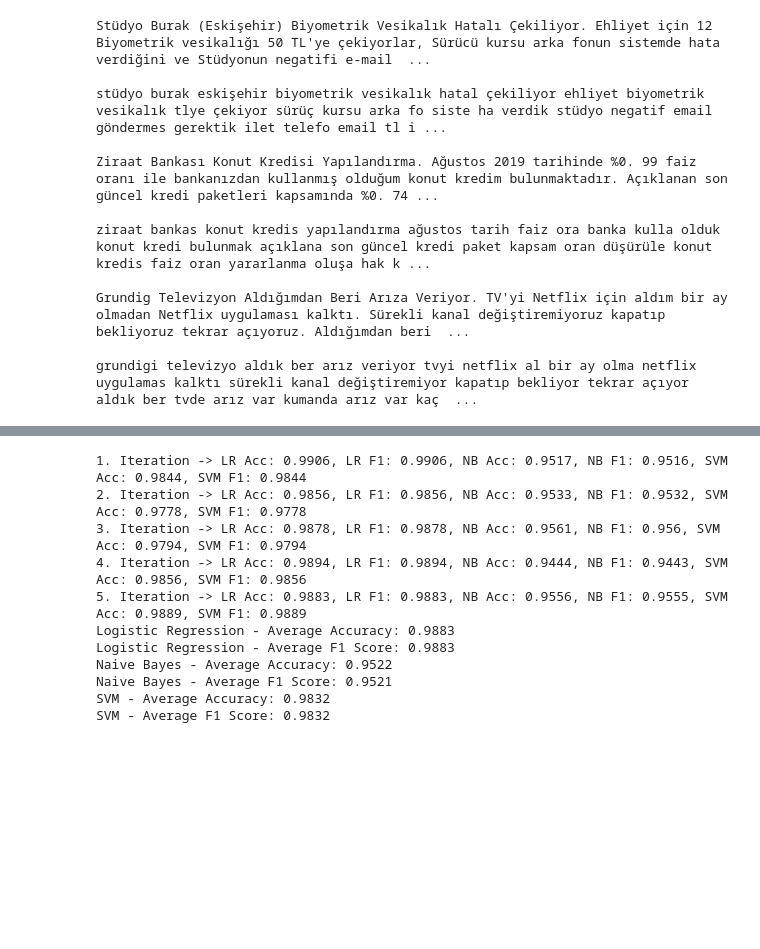
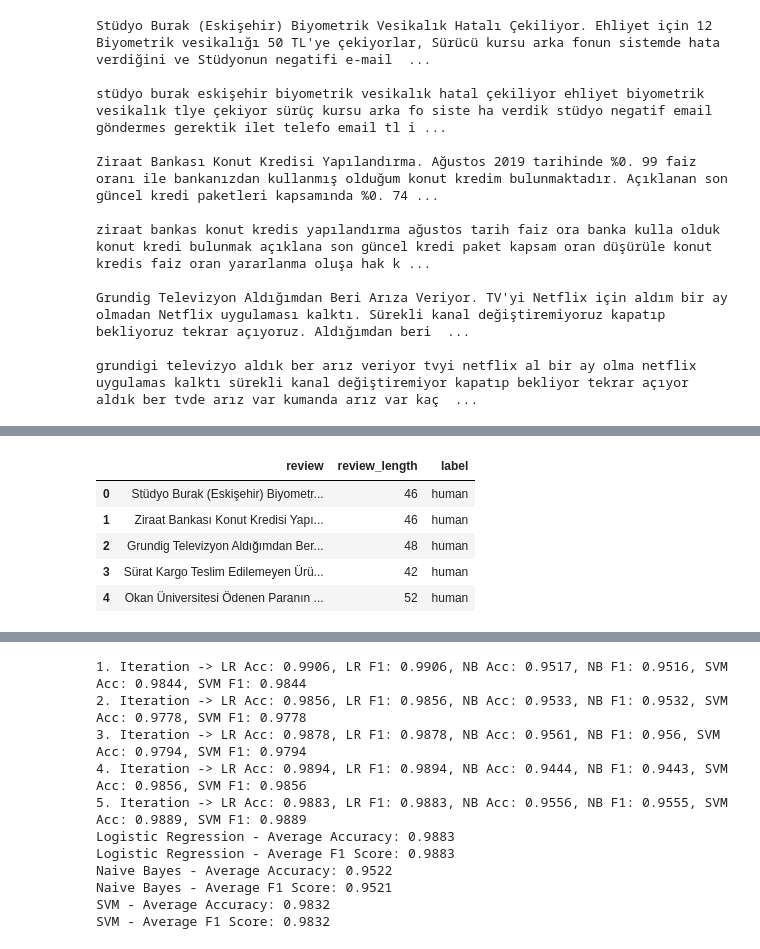
Before and after one commit to meric2/Turkish-AI-Generated-Content-Detection, a Jupyter notebook: baseline_models.ipynb, the cells around one changed output, grey strips where cells are left out. Saved outputs shown, nothing was run; the diff lists cells and outputs as text; code cells hidden in the pictures; blank space fills up the shorter version.

```diff
--- a/baseline_models.ipynb
+++ b/baseline_models.ipynb
@@ -234,0 +241,9 @@ grundigi televizyo aldık ber arız veriyor tvyi netflix al bir ay olma netflix
+# %%
+human_data.head()
+# %% [output]
+|  | review | review_length | label |
+| 0 | Stüdyo Burak (Eskişehir) Biyometr... | 46 | human |
+| 1 | Ziraat Bankası Konut Kredisi Yapı... | 46 | human |
+| 2 | Grundig Televizyon Aldığımdan Ber... | 48 | human |
+| 3 | Sürat Kargo Teslim Edilemeyen Ürü... | 42 | human |
+| 4 | Okan Üniversitesi Ödenen Paranın ... | 52 | human |
```
Also changed, not shown: parts of 11 cells of this notebook, 1 other file.
